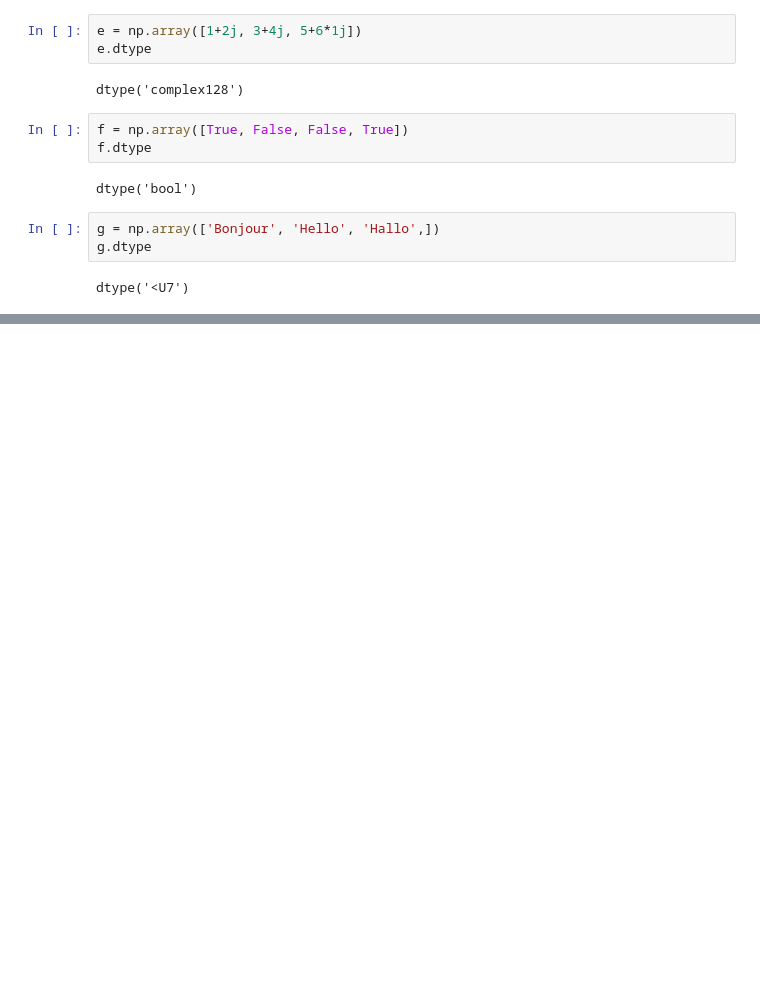
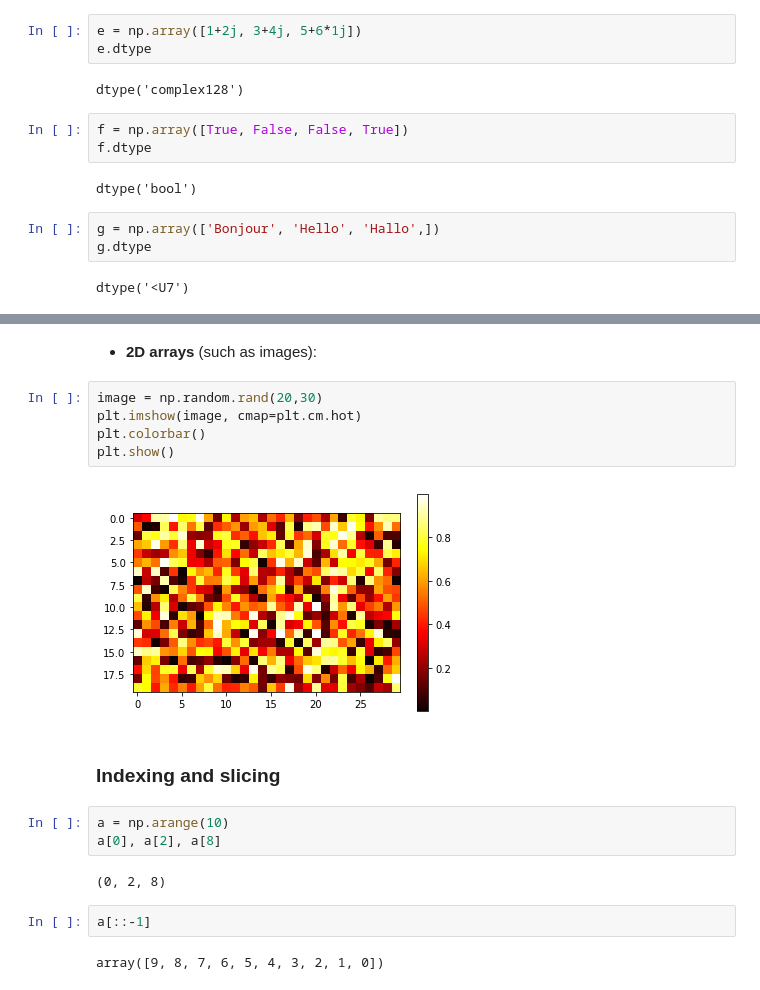
Before and after one commit to keer2345/scipy-lectures-note, a Jupyter notebook: chapter03/01.ipynb, the cells around one changed output, grey strips where cells are left out. Saved outputs shown, nothing was run; the diff lists cells and outputs as text; blank space fills up the shorter version.

```diff
--- a/chapter03/01.ipynb
+++ b/chapter03/01.ipynb
@@ -194,0 +219,20 @@ dtype('<U7')
+# %% [markdown]
+- **2D arrays** (such as images):
+# %%
+image = np.random.rand(20,30)
+plt.imshow(image, cmap=plt.cm.hot)
+plt.colorbar()
+plt.show()
+# %% [output]
+[figure, added]
+# %% [markdown]
+### Indexing and slicing
+# %%
+a = np.arange(10)
+a[0], a[2], a[8]
+# %% [output]
+(0, 2, 8)
+# %%
+a[::-1]
+# %% [output]
+array([9, 8, 7, 6, 5, 4, 3, 2, 1, 0])
```
Also changed, not shown: parts of 12 cells of this notebook, 1 other file.
